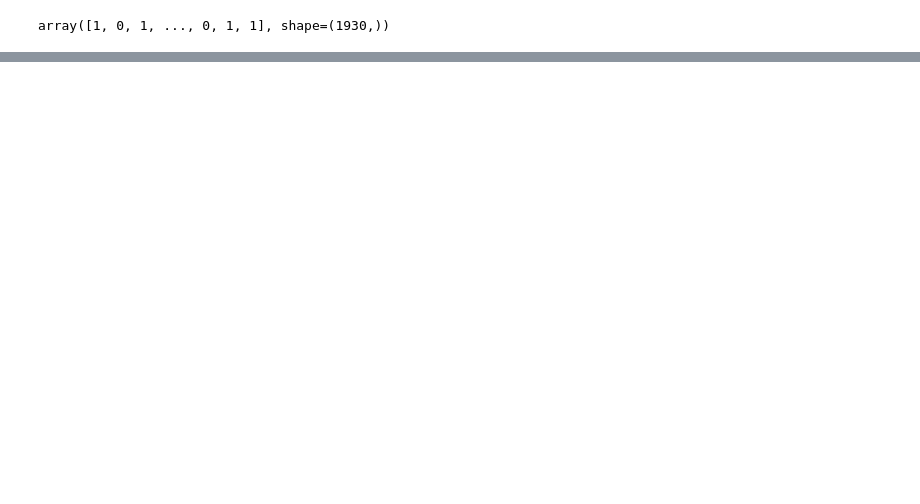
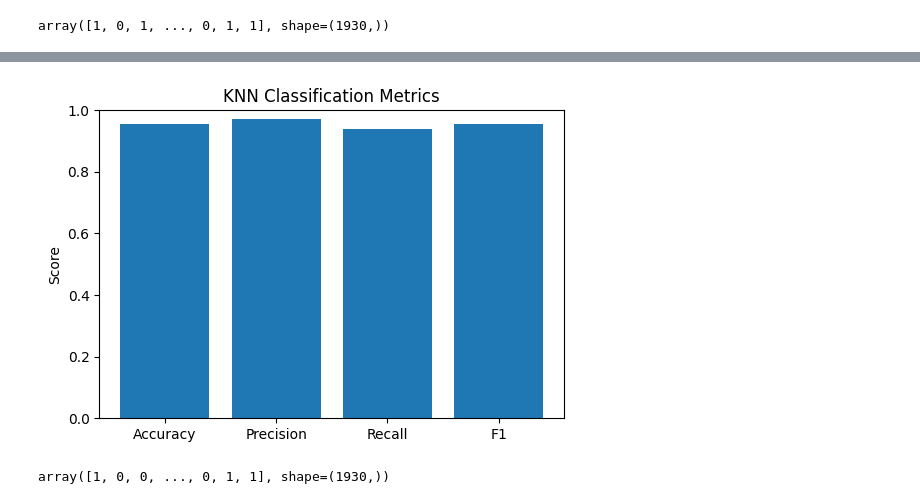
Before and after one commit to KaeBee2003/FML_Assignment3, a Jupyter notebook: Ass3.ipynb, the cells around one changed output, grey strips where cells are left out. Cells and saved outputs as stored; diff of their text form; code cells hidden in the pictures; blank space fills up the shorter version.

```diff
--- a/Ass3.ipynb
+++ b/Ass3.ipynb
@@ -327,2 +282,2 @@ def Classification_Report(y_pred, y_test):
 # %%
-Classification_Report(y_pred, y_test)
+knn_report = Classification_Report(y_pred, y_test)
@@ -338,3 +295,15 @@ Classification_Report(y_pred, y_test)
+# %%
+metrics = ["Accuracy", "Precision", "Recall", "F1"]
+values = [knn_report[m] for m in metrics]
+
+plt.figure(figsize=(6,4))
+plt.bar(metrics, values)
+plt.ylabel("Score")
+plt.title("KNN Classification Metrics")
+plt.ylim(0, 1)
+plt.show()
+# %% [output]
+[figure, added]
 # %%
 class NaiveBayes:
     def __init__(self, alpha=1.0):
@@ -376,0 +350,4 @@ class NaiveBayes:
+# %%
+y_pred
+# %% [output]
+array([1, 0, 0, ..., 0, 1, 1], shape=(1930,))
```
Also changed, not shown: parts of 40 cells of this notebook.
